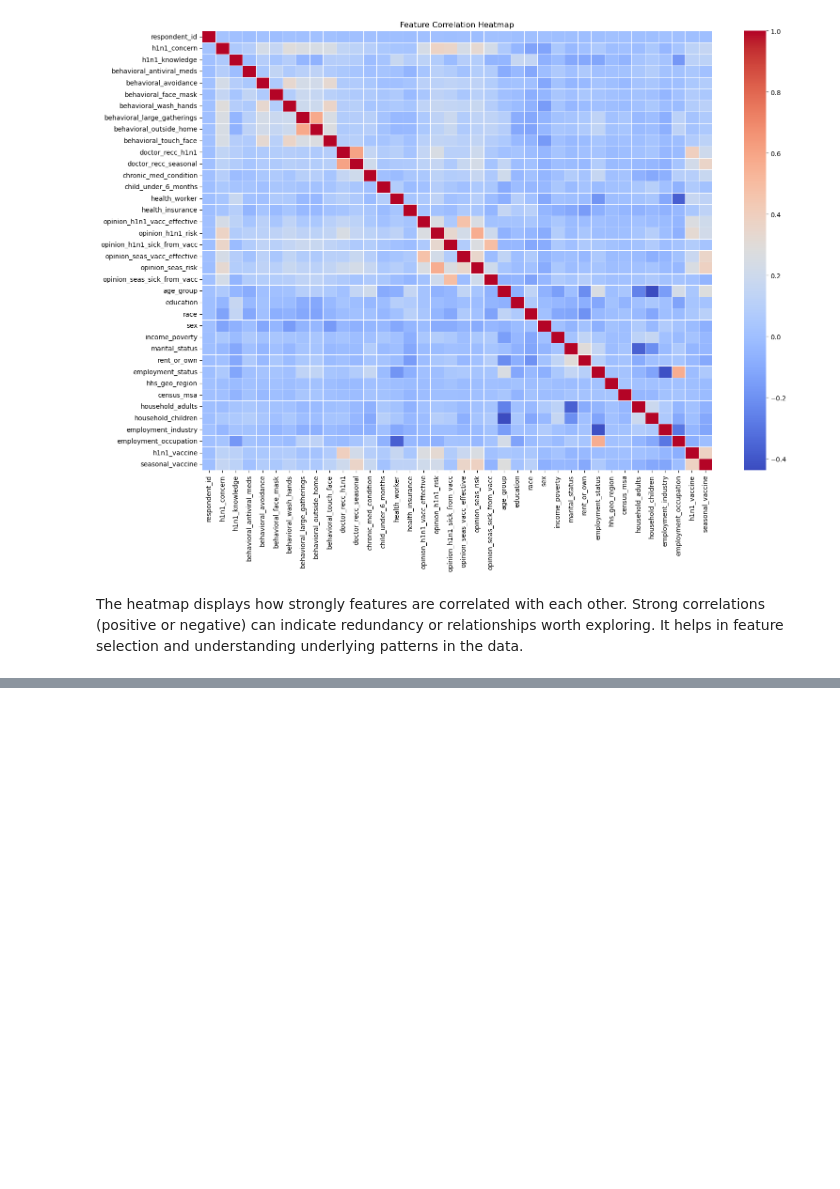
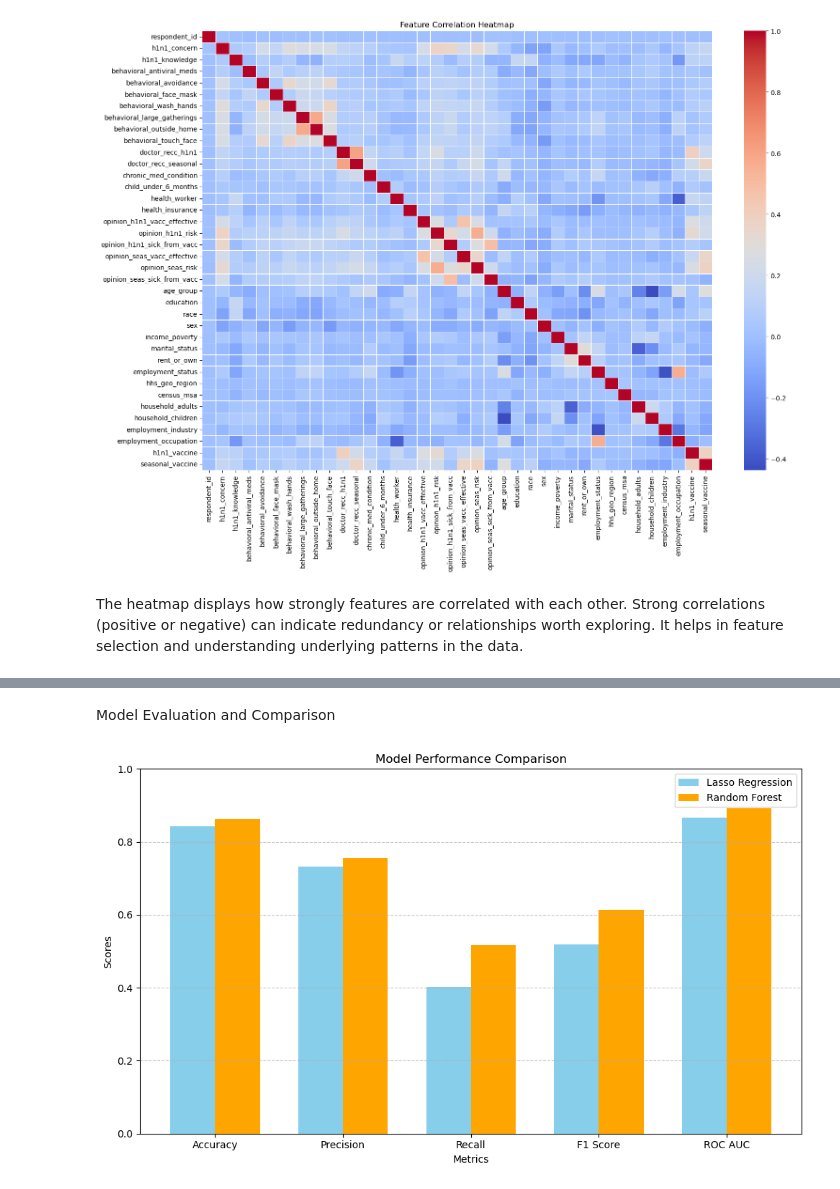
Before and after one commit to silam-art/Phase_3_Project-Sila, a Jupyter notebook: Flu_shot_prediction.ipynb, the cells around one changed output, grey strips where cells are left out. Saved outputs shown, nothing was run; the diff lists cells and outputs as text; code cells hidden in the pictures; blank space fills up the shorter version.

```diff
--- a/Flu_shot_prediction.ipynb
+++ b/Flu_shot_prediction.ipynb
@@ -187,0 +347,32 @@ It helps in feature selection and understanding underlying patterns in the data.
+# %% [markdown]
+Model Evaluation and Comparison
+# %%
+# Bargraph to visualise the perfomance metrics side by side
+# Define performance metrics for both models
+metrics = ['Accuracy', 'Precision', 'Recall', 'F1 Score', 'ROC AUC']
+lasso_scores = [0.842, 0.732, 0.403, 0.519, 0.867]
+rf_scores = [0.862, 0.755, 0.516, 0.613, 0.892]
+
+# Set the position of the bars on the x-axis
+x = range(len(metrics))
+bar_width = 0.35
+# Create the bar chart
+plt.figure(figsize=(10, 6))
+plt.bar([i - bar_width/2 for i in x], lasso_scores, width=bar_width, label='Lasso Regression', color='skyblue')
+plt.bar([i + bar_width/2 for i in x], rf_scores, width=bar_width, label='Random Forest', color='orange')
+
+# Add labels and title
+plt.xlabel('Metrics')
+plt.ylabel('Scores')
+plt.title('Model Performance Comparison')
+plt.xticks(x, metrics)
+plt.ylim(0, 1)
+plt.legend()
+plt.grid(axis='y', linestyle='--', alpha=0.7)
+
+# Save the plot
+plt.tight_layout()
+plt.savefig("model_performance_comparison.png")
+plt.show()
+# %% [output]
+[figure, added]
```
Also changed, not shown: parts of 18 cells of this notebook, 2 other files.
